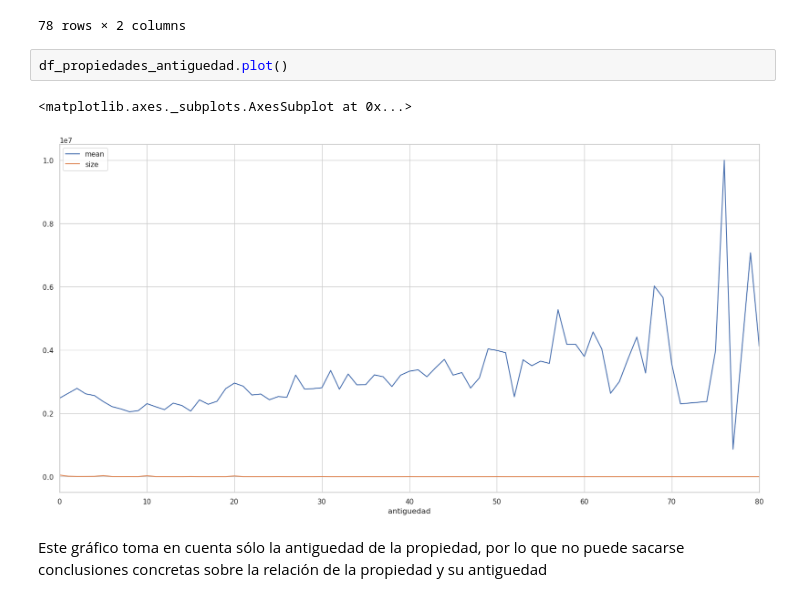
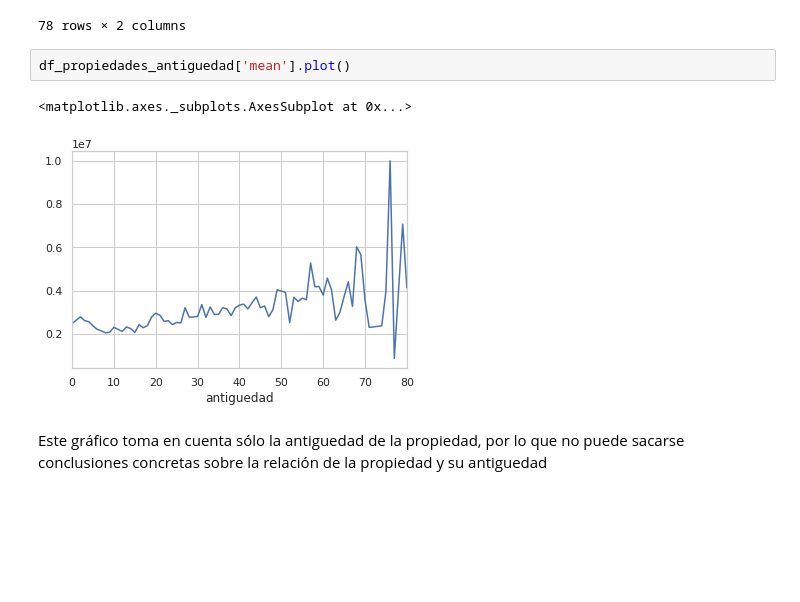
Before and after one commit to tomasSabao/TP1-OrganizacionDeDatos, a Jupyter notebook: TP1.ipynb, the cells around one changed output. Saved outputs shown, nothing was run; the diff lists cells and outputs as text; blank space fills up the shorter version.

```diff
--- a/TP1.ipynb
+++ b/TP1.ipynb
@@ -715,10 +733,10 @@ df_propiedades_antiguedad
 | 80.00 | 4,124,333.33 | 27 |
 78 rows × 2 columns
 # %%
-df_propiedades_antiguedad.plot()
+df_propiedades_antiguedad['mean'].plot()
 # %% [output]
 <matplotlib.axes._subplots.AxesSubplot at 0x...>
-[figure, old version]
+[figure, new version]
 # %% [markdown]
 Este gráfico toma en cuenta sólo la antiguedad de la propiedad, por lo que no puede sacarse conclusiones concretas sobre la relación de la propiedad y su antiguedad
 # %% [markdown]
```
Also changed, not shown: parts of 52 cells of this notebook.
